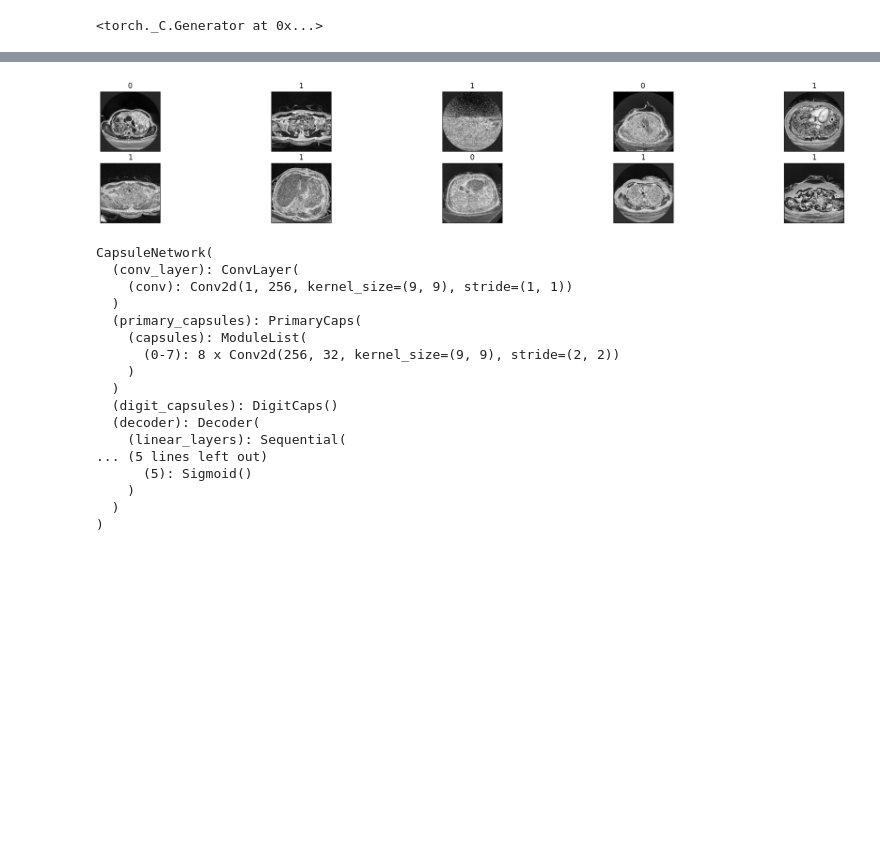
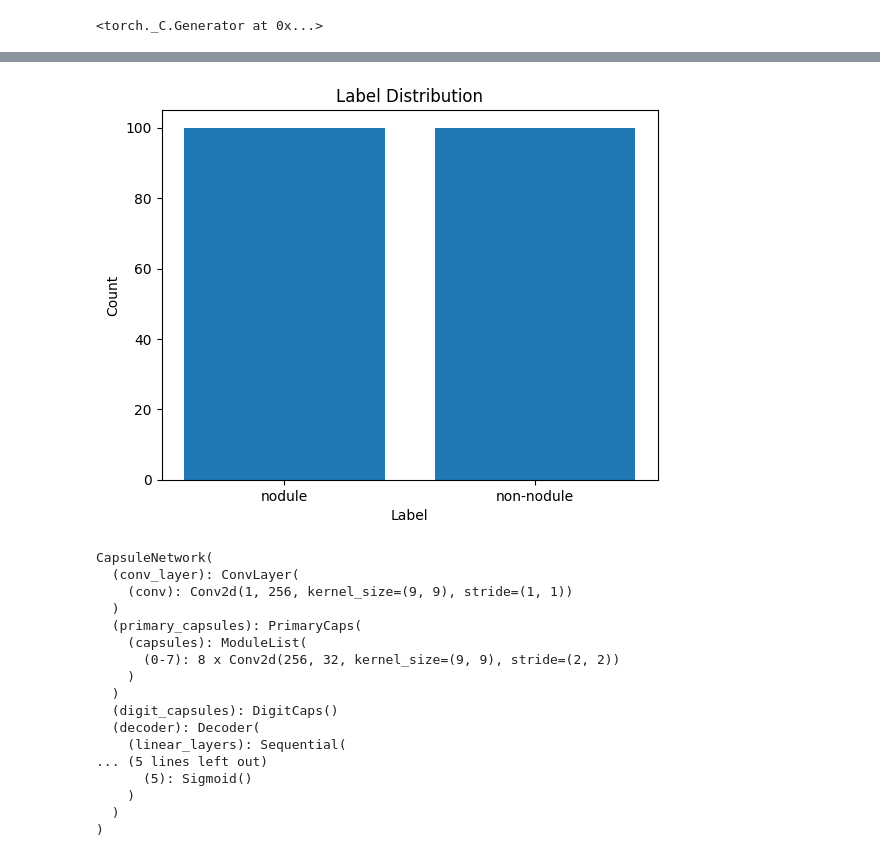
Before and after one commit to DominikHahn1407/Masterarbeit, a Jupyter notebook: Final Models/capsnet.ipynb, the cells around one changed output, grey strips where cells are left out. Saved outputs shown, nothing was run; the diff lists cells and outputs as text; code cells hidden in the pictures; blank space fills up the shorter version.

```diff
--- a/Final Models/capsnet.ipynb
+++ b/Final Models/capsnet.ipynb
@@ -37,3 +37,7 @@ dataset.visualize_images(num_images=7)
+# %%
+dataset.display_label_distribution()
+# %% [output]
+[figure, added]
 # %%
 train_size = int(train_ratio * len(dataset))
 test_size = len(dataset) - train_size
@@ -41,22 +45,6 @@ test_size = len(dataset) - train_size
 train_dataset, test_dataset = random_split(dataset, [train_size, test_size])
 train_loader = DataLoader(train_dataset, batch_size=batch_size, shuffle=True)
 test_loader = DataLoader(test_dataset, batch_size=batch_size, shuffle=False)
-# %%
-# obtain one batch of training images
-dataiter = iter(train_loader)
-images, labels = dataiter._next_data()
-images = images.numpy()
-
-# plot the images in the batch, along with the corresponding labels
-fig = plt.figure(figsize=(25, 4))
-for idx in np.arange(batch_size):
-    ax = fig.add_subplot(2, batch_size//2, idx+1, xticks=[], yticks=[])
-    ax.imshow(np.squeeze(images[idx]), cmap='gray')
-    # print out the correct label for each image
-    # .item() gets the value contained in a Tensor
-    ax.set_title(str(labels[idx].item()))
-# %% [output]
-[figure, removed]
 # %%
 TRAIN_ON_GPU = torch.cuda.is_available()
 capsule_net = CapsuleNetwork(image_size=image_size, num_classes=len(classes), train_on_gpu=TRAIN_ON_GPU)
```
Also changed, not shown: parts of 7 cells of this notebook, 2 other files.
